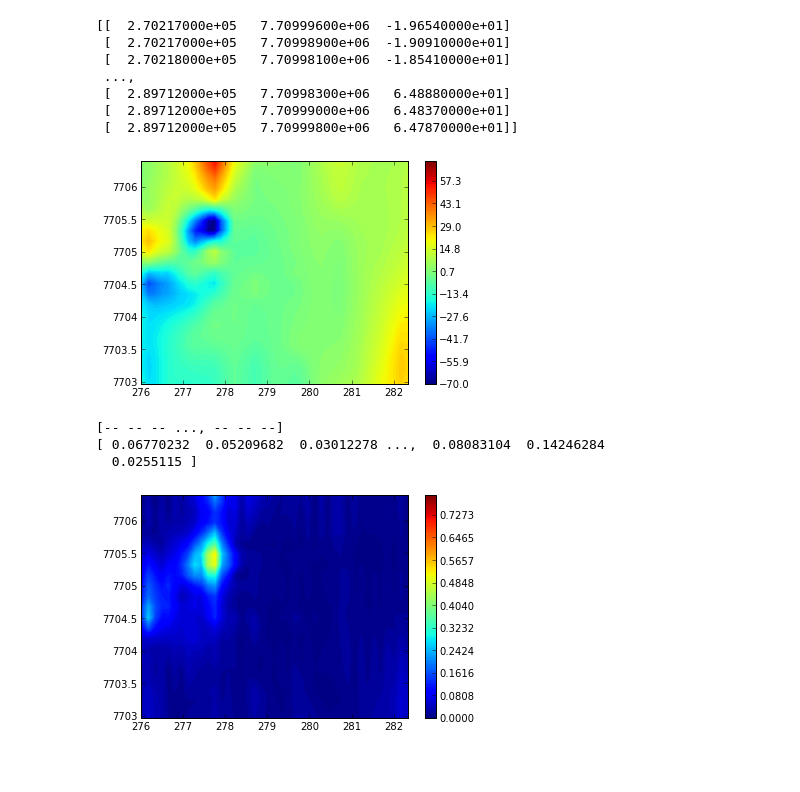
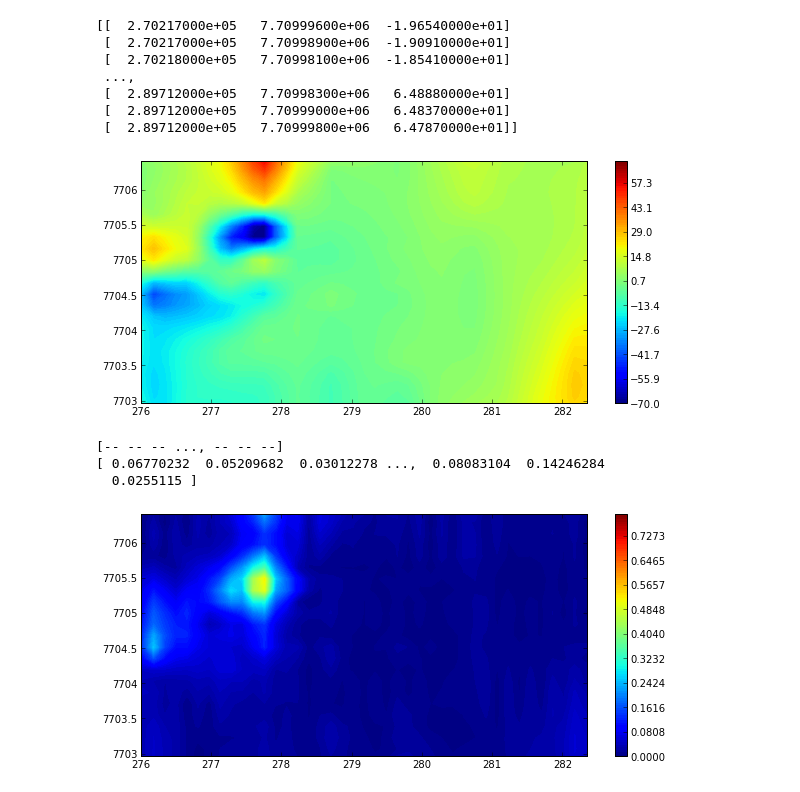
Before and after one commit to dIOGOLOC/cavalo, a Jupyter notebook: Mapas_magnetometria.ipynb, the cells around one changed output. Cells and saved outputs as stored; diff of their text form; code cells hidden in the pictures; blank space fills up the shorter version.

Commit message:
Inserção de códigos para manter a escala e ajustar o tamanho da barra de cor.

```diff
--- a/Mapas_magnetometria.ipynb
+++ b/Mapas_magnetometria.ipynb
@@ -40,19 +40,20 @@ x, y, z = a[:,[0,1,13]].T
 # %%
 #Inserindo o valor do grid:
 shape=(125, 125)
 
 #Interpolando (interp=true) e plotando os valores do campo magnético total (z) diminuido do IGRF:
-#Selecionando apenas a área do mapeamento geológico(set_area):
-
+#Selecionando apenas a área do mapeamento geológico(set_area) e mantendo a escala com (axis('scaled')):
+mpl.figure(figsize=(10,5))
+mpl.axis('scaled')
 mpl.contourf(x,y,z,shape, np.linspace(-70, 70, 100), interp=True, cmap=mpl.cm.jet)
 mpl.set_area([276000,282350,7702968,7706402])
-mpl.colorbar()
+mpl.colorbar(shrink=0.87)
 mpl.m2km()
 
 #Salvando a imagem:
-mpl.savefig('/home/diogo/Ubuntu One/Material Mestrado ON/Artigos e Resumos Enviados/Resumo SBGf - 2013/Dados Magnetometricos/mapa_anomalia_magnetica.png', dpi=600)
+mpl.savefig('/home/diogo/Ubuntu One/Material Mestrado ON/Artigos e Resumos Enviados/Resumo SBGf - 2013/Dados Magnetometricos/mapa_anomalia_magnetica.pdf')
 # %% [output]
-[figure, old version]
+[figure, new version]
 # %%
 #Interpolando e plotando os valores do sinal analítico do campo magnético total diminuido do IGRF:
 #Utiliza-se o numpy.ma.fix_invalid.ravel para preencher regiões sem valores com 0 para uma melhor vizualização:
@@ -64,10 +65,12 @@ ansig = gravmag.fourier.ansig(xg, yg, m, shape)
 print(ansig)
 
 #Plotando os valores do sinal analítico (ansig) do campo magnético total diminuido do IGRF:
-#Selecionando apenas a área do mapeamento geológico(set_area):
+#Selecionando apenas a área do mapeamento geológico(set_area) e mantendo a escala com (axis('scaled')):
 
+mpl.figure(figsize=(10,5))
+mpl.axis('scaled')
 mpl.contourf(xg, yg, ansig, shape, np.linspace(0, 0.8, 100))
-mpl.colorbar()
+mpl.colorbar(shrink=0.87)
 mpl.set_area([276000,282350,7702968,7706402])
 mpl.m2km()
 
@@ -77,4 +80,4 @@ mpl.savefig('/home/diogo/Ubuntu One/Material Mestrado ON/Artigos e Resumos Envia
 [-- -- -- ..., -- -- --]
 [ 0.06770232  0.05209682  0.03012278 ...,  0.08083104  0.14246284
   0.0255115 ]
-[figure, old version]
+[figure, new version]
```
